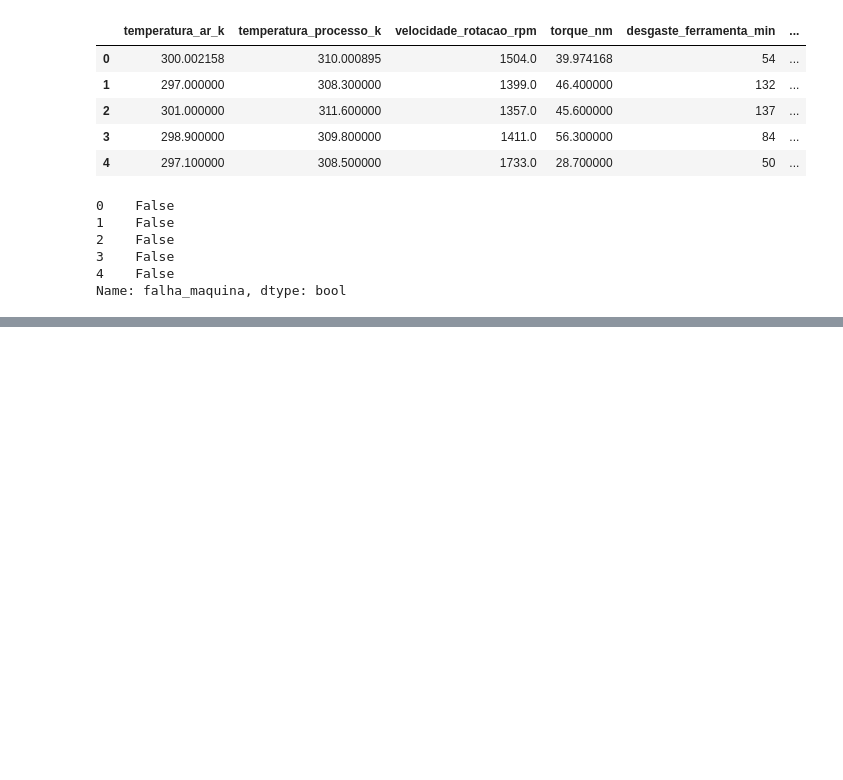
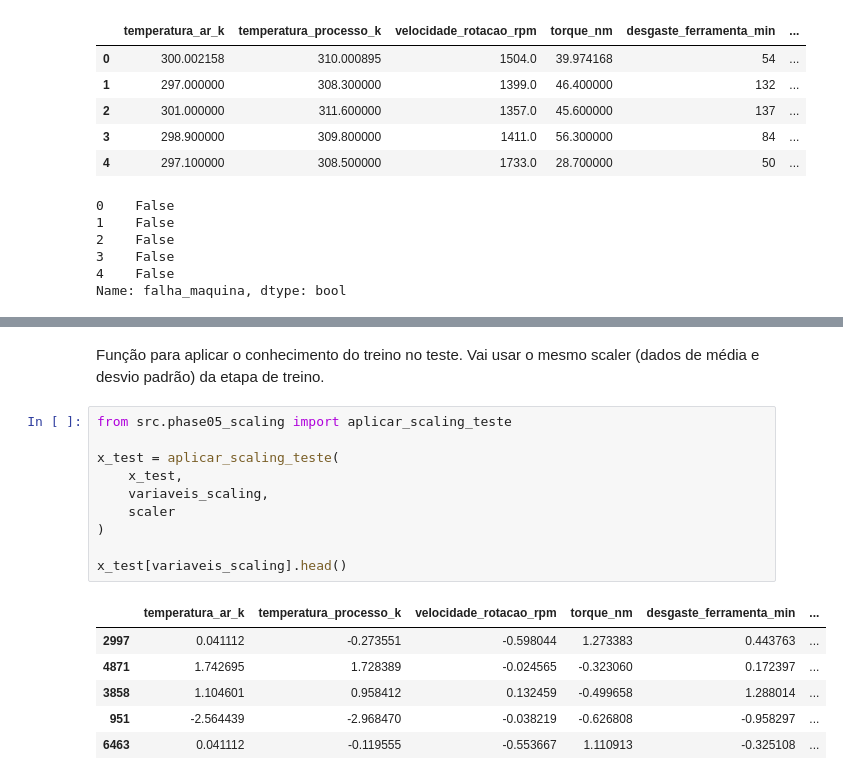
Before and after one commit to senapalm/predictive-maintenance, a Jupyter notebook: notebooks/projeto_final_sena.ipynb, the cells around one changed output, grey strips where cells are left out. Cells and saved outputs as stored; diff of their text form; blank space fills up the shorter version.

```diff
--- a/notebooks/projeto_final_sena.ipynb
+++ b/notebooks/projeto_final_sena.ipynb
@@ -414,0 +460,19 @@ Name: falha_maquina, dtype: bool
+# %% [markdown]
+Função para aplicar o conhecimento do treino no teste. Vai usar o mesmo scaler (dados de média e desvio padrão) da etapa de treino.
+# %%
+from src.phase05_scaling import aplicar_scaling_teste
+
+x_test = aplicar_scaling_teste(
+    x_test,
+    variaveis_scaling,
+    scaler
+)
+
+x_test[variaveis_scaling].head()
+# %% [output]
+|  | temperatura_ar_k | temperatura_processo_k | velocidade_rotacao_rpm | torque_nm | desgaste_ferramenta_min | ... |
+| 2997 | 0.041112 | -0.273551 | -0.598044 | 1.273383 | 0.443763 | ... |
+| 4871 | 1.742695 | 1.728389 | -0.024565 | -0.323060 | 0.172397 | ... |
+| 3858 | 1.104601 | 0.958412 | 0.132459 | -0.499658 | 1.288014 | ... |
+| 951 | -2.564439 | -2.968470 | -0.038219 | -0.626808 | -0.958297 | ... |
+| 6463 | 0.041112 | -0.119555 | -0.553667 | 1.110913 | -0.325108 | ... |
```
Also changed, not shown: parts of 10 cells of this notebook, 1 other file.
